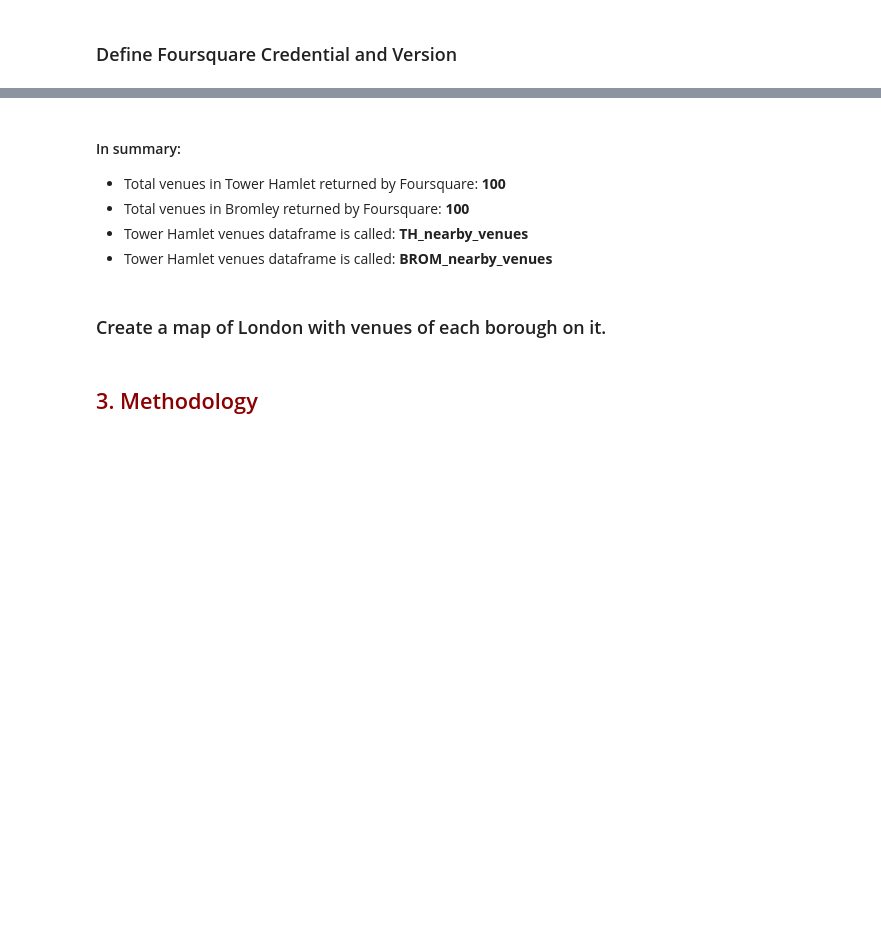
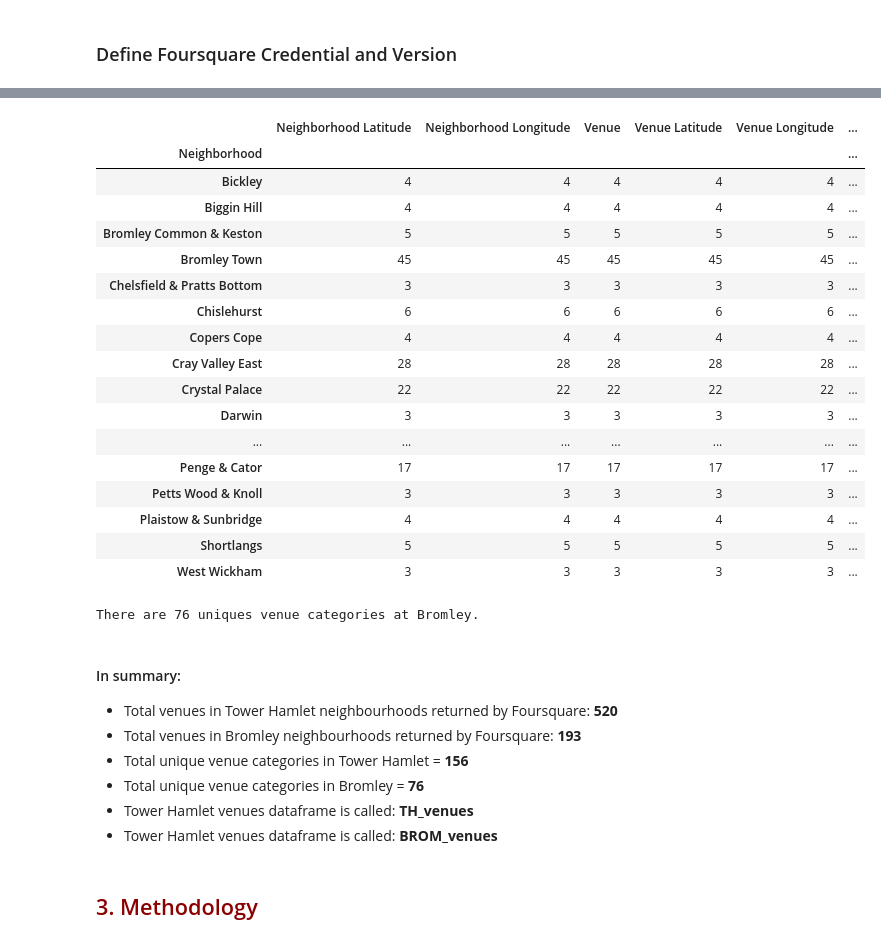
Before and after one commit to sinwee1976/Capstone_project_The_Battle_of_Neighborhood, a Jupyter notebook: The_Battle_of_London_Boroughs - Week 2.ipynb, the cells around one changed output, grey strips where cells are left out. Cells and saved outputs as stored; diff of their text form; code cells hidden in the pictures; blank space fills up the shorter version.

```diff
--- a/The_Battle_of_London_Boroughs - Week 2.ipynb
+++ b/The_Battle_of_London_Boroughs - Week 2.ipynb
@@ -223,11 +225,3 @@ import matplotlib.cm as cm
 import matplotlib.colors as colors
 import matplotlib.pyplot as plt
 %matplotlib inline
-# %%
-TH_latitude = 51.520261
-TH_longitude = -0.02934
-radius = 2500
-LIMIT = 100
-
-url = 'https://api.foursquare.com/v2/venues/explore?client_id={}&client_secret={}&ll={},{}&v={}&radius={}&limit={}'.format(CLIENT_ID, CLIENT_SECRET, TH_latitude, TH_longitude, VERSION, radius, LIMIT)
-url
@@ -236,5 +228,7 @@ url
 # %%
-def getNearbyVenues(names, latitudes, longitudes, radius=500):
+# fundtion to repeat the same process of retrieving venues of all the neighbourhoods
+
+def getNearbyVenues(names, latitudes, longitudes, radius=500, LIMIT = 100):
 
     venues_list=[]
     for name, lat, lng in zip(names, latitudes, longitudes):
@@ -332,0 +334,5 @@ print('{} venues in Bromley were returned by Foursquare.'.format(BROM_nearby_ven
+# %%
+BROM_venues = getNearbyVenues(names=BROM_data['neighbourhood'],
+                                   latitudes = BROM_data['latitude'],
+                                   longitudes = BROM_data['longitude']
+                                  )
@@ -333,8 +373,33 @@ print('{} venues in Bromley were returned by Foursquare.'.format(BROM_nearby_ven
+# %%
+BROM_venues.groupby('Neighborhood').count()
+# %% [output]
+|  | Neighborhood Latitude | Neighborhood Longitude | Venue | Venue Latitude | Venue Longitude | ... |
+| Neighborhood |  |  |  |  |  | ... |
+| Bickley | 4 | 4 | 4 | 4 | 4 | ... |
+| Biggin Hill | 4 | 4 | 4 | 4 | 4 | ... |
+| Bromley Common & Keston | 5 | 5 | 5 | 5 | 5 | ... |
+| Bromley Town | 45 | 45 | 45 | 45 | 45 | ... |
+| Chelsfield & Pratts Bottom | 3 | 3 | 3 | 3 | 3 | ... |
+| Chislehurst | 6 | 6 | 6 | 6 | 6 | ... |
+| Copers Cope | 4 | 4 | 4 | 4 | 4 | ... |
+| Cray Valley East | 28 | 28 | 28 | 28 | 28 | ... |
+| Crystal Palace | 22 | 22 | 22 | 22 | 22 | ... |
+| Darwin | 3 | 3 | 3 | 3 | 3 | ... |
+| ... | ... | ... | ... | ... | ... | ... |
+| Penge & Cator | 17 | 17 | 17 | 17 | 17 | ... |
+| Petts Wood & Knoll | 3 | 3 | 3 | 3 | 3 | ... |
+| Plaistow & Sunbridge | 4 | 4 | 4 | 4 | 4 | ... |
+| Shortlangs | 5 | 5 | 5 | 5 | 5 | ... |
+| West Wickham | 3 | 3 | 3 | 3 | 3 | ... |
+# %%
+print('There are {} uniques venue categories at Bromley.'.format(len(BROM_venues['Venue Category'].unique())))
+# %% [output]
+There are 76 uniques venue categories at Bromley.
 # %% [markdown]
 ####  In summary:
-* Total venues in Tower Hamlet returned by Foursquare: **100**
-* Total venues in Bromley returned by Foursquare: **100**
-* Tower Hamlet venues dataframe is called: **TH_nearby_venues**
-* Tower Hamlet venues dataframe is called: **BROM_nearby_venues**
+* Total venues in Tower Hamlet neighbourhoods returned by Foursquare: **520**
+* Total venues in Bromley neighbourhoods returned by Foursquare: **193**
+* Total unique venue categories in Tower Hamlet = **156**
+* Total unique venue categories in Bromley = **76**
+* Tower Hamlet venues dataframe is called: **TH_venues**
+* Tower Hamlet venues dataframe is called: **BROM_venues**
-# %% [markdown]
-### Create a map of London with venues of each borough on it.
```
Also changed, not shown: parts of 28 cells of this notebook.
